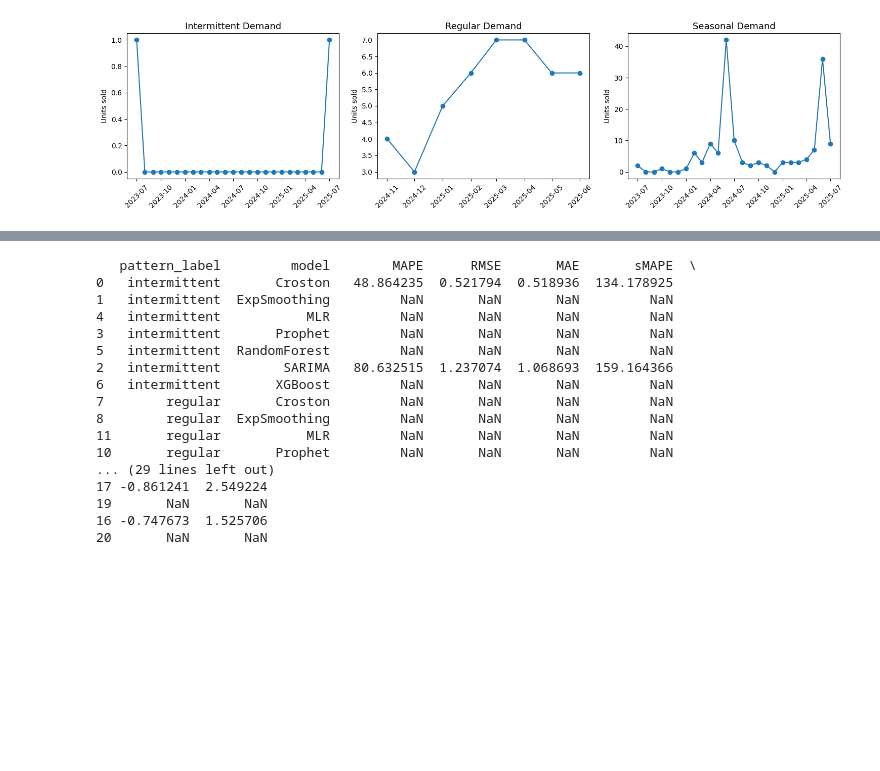
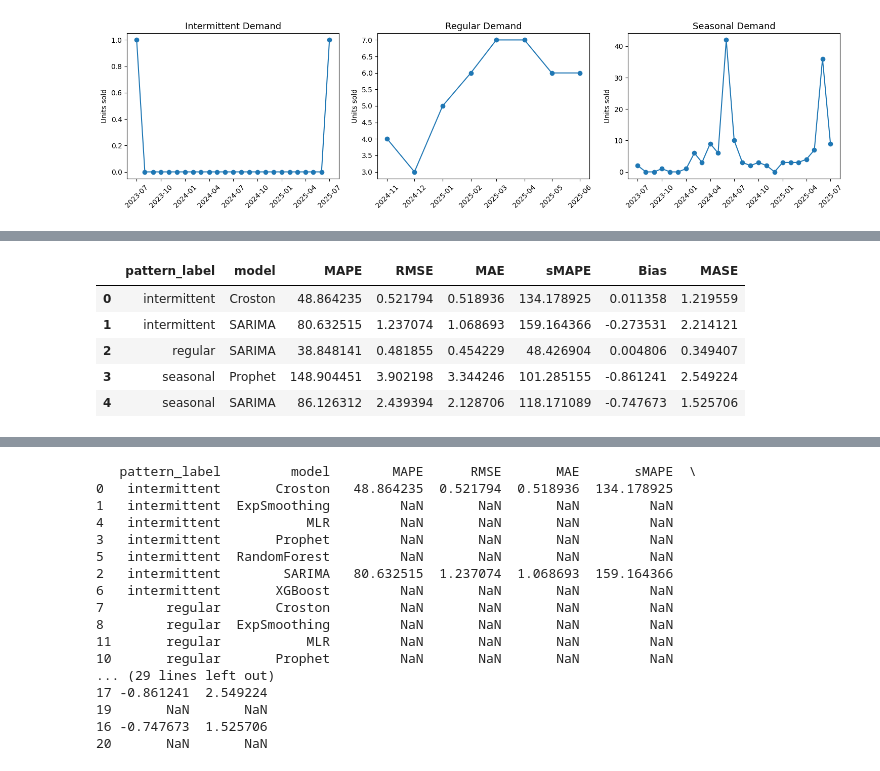
Before and after one commit to shift-gtown-2025/dsan-capstone-2025, a Jupyter notebook: code/project1_analysis.ipynb, the cells around one changed output, grey strips where cells are left out. Drawn from its saved outputs; the diff is of its cells as text; code cells hidden in the pictures; blank space fills up the shorter version.

```diff
--- a/code/project1_analysis.ipynb
+++ b/code/project1_analysis.ipynb
@@ -402,3 +402,21 @@ ML skipped for 02a6faa8-5940-450f-9da1-29a78f806f05_eabaaf99-d080-4833-9910-9371
 | 2 | 07614761-58a0-4db1-be64-f4630091d9b8 | eb704803-8835-40a5-bd47-f5e4519d7f41 | intermittent | Croston | 43.183416 | 0.526658 | 0.522722 | 151.691688 | 0.234833 | 0.550234 |
 | 3 | 07614761-58a0-4db1-be64-f4630091d9b8 | eb704803-8835-40a5-bd47-f5e4519d7f41 | intermittent | SARIMA | 61.265055 | 1.516721 | 1.304053 | 162.773191 | 0.286272 | 1.372688 |
 | 4 | 5de6ad56-3364-48a4-aa65-3c3fec73f36f | eabaaf99-d080-4833-9910-9371f90e0cc7 | regular | SARIMA | 38.848141 | 0.481855 | 0.454229 | 48.426904 | 0.004806 | 0.349407 |
+# %%
+# Average performance by model and pattern
+pattern_model_perf = (
+    results_df
+        .groupby(["pattern_label", "model"])
+        [["MAPE", "RMSE", "MAE", "sMAPE", "Bias", "MASE"]]
+        .mean()
+        .reset_index()
+)
+
+pattern_model_perf
+# %% [output]
+|  | pattern_label | model | MAPE | RMSE | MAE | sMAPE | Bias | MASE |
+| 0 | intermittent | Croston | 48.864235 | 0.521794 | 0.518936 | 134.178925 | 0.011358 | 1.219559 |
+| 1 | intermittent | SARIMA | 80.632515 | 1.237074 | 1.068693 | 159.164366 | -0.273531 | 2.214121 |
+| 2 | regular | SARIMA | 38.848141 | 0.481855 | 0.454229 | 48.426904 | 0.004806 | 0.349407 |
+| 3 | seasonal | Prophet | 148.904451 | 3.902198 | 3.344246 | 101.285155 | -0.861241 | 2.549224 |
+| 4 | seasonal | SARIMA | 86.126312 | 2.439394 | 2.128706 | 118.171089 | -0.747673 | 1.525706 |
```
Also changed, not shown: parts of 10 cells of this notebook, 41 other files.
